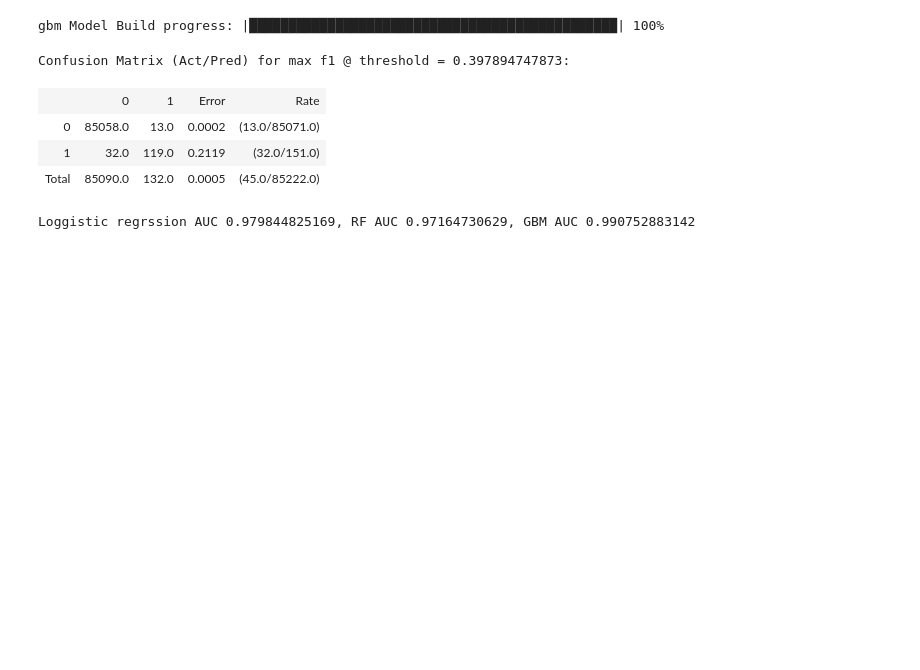
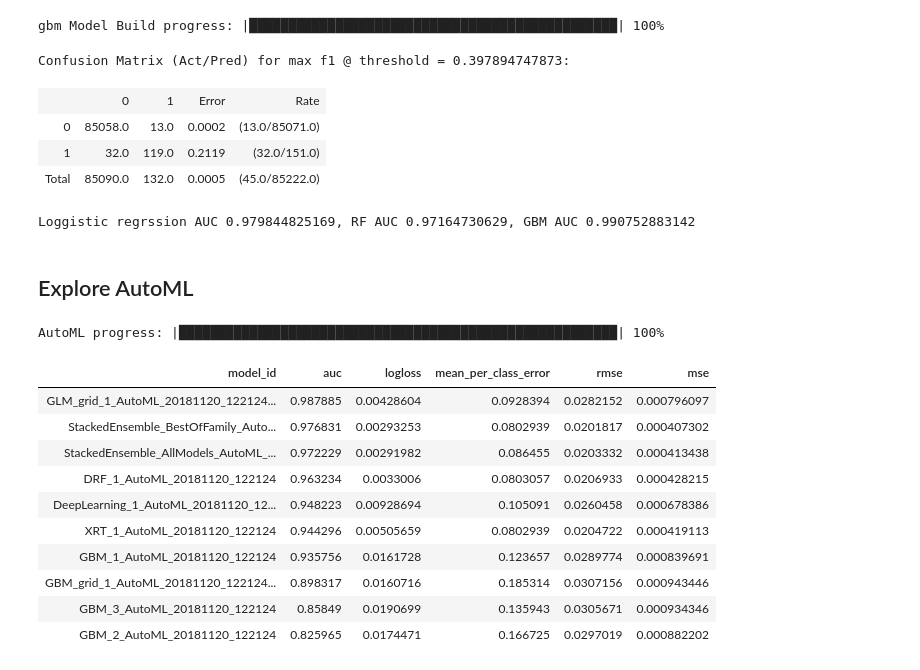
Before and after one commit to TeodoraVrabcheva/Credit_Card_Fraud_H2O, a Jupyter notebook: CC_Fraud.ipynb, the cells around one changed output. Cells and saved outputs as stored; diff of their text form; code cells hidden in the pictures; blank space fills up the shorter version.

```diff
--- a/CC_Fraud.ipynb
+++ b/CC_Fraud.ipynb
@@ -153,3 +154,6 @@ Out of all three models the GBM has the highest AUC. Looking at the confusion ma
 # %%
 # start up a local 1-node H2O cloud
 h2o.init()
+# %%
+# from pandas to h2o
+cc_fraud_h2o = h2o.H2OFrame(cc_fraud)
@@ -156,6 +162,5 @@ h2o.init()
 # %%
-# import in h2o frame and split data to test, train and validate
-cc_fraud_h2o = h2o.import_file(os.path.realpath("creditcard.csv"))
+# split to test and train
 cc_fraud_h2o["Class"] = cc_fraud_h2o["Class"].asfactor()
 train, valid = cc_fraud_h2o.split_frame([0.7], seed=1234)
 IV = cc_fraud_h2o.col_names[:-1]
@@ -280,3 +283,30 @@ Confusion Matrix (Act/Pred) for max f1 @ threshold = 0.397894747873:
 print 'Loggistic regrssion AUC {}, RF AUC {}, GBM AUC {}'. format(glm_binom.auc(), rf_mod.auc(), gbm.auc())
 # %% [output]
 Loggistic regrssion AUC 0.979844825169, RF AUC 0.97164730629, GBM AUC 0.990752883142
+# %% [markdown]
+## Explore AutoML
+# %%
+# in AutML is good to provide a test data to be used for leadboard scoring
+train_2, valid_2, test_2 = cc_fraud_h2o.split_frame([0.7, 0.15], seed=1234)
+# NB slow on local
+# run 5 models with default params
+aml = H2OAutoML(
+    max_models = 10,
+    seed = 1234)
+aml.train(IV, DV, training_frame=train_2, validation_frame=valid_2, leaderboard_frame = test_2)
+# %% [output]
+AutoML progress: |████████████████████████████████████████████████████████| 100%
+# %%
+aml.leaderboard
+# %% [output]
+| model_id | auc | logloss | mean_per_class_error | rmse | mse |
+| GLM_grid_1_AutoML_20181120_122124... | 0.987885 | 0.00428604 | 0.0928394 | 0.0282152 | 0.000796097 |
+| StackedEnsemble_BestOfFamily_Auto... | 0.976831 | 0.00293253 | 0.0802939 | 0.0201817 | 0.000407302 |
+| StackedEnsemble_AllModels_AutoML_... | 0.972229 | 0.00291982 | 0.086455 | 0.0203332 | 0.000413438 |
+| DRF_1_AutoML_20181120_122124 | 0.963234 | 0.0033006 | 0.0803057 | 0.0206933 | 0.000428215 |
+| DeepLearning_1_AutoML_20181120_12... | 0.948223 | 0.00928694 | 0.105091 | 0.0260458 | 0.000678386 |
+| XRT_1_AutoML_20181120_122124 | 0.944296 | 0.00505659 | 0.0802939 | 0.0204722 | 0.000419113 |
+| GBM_1_AutoML_20181120_122124 | 0.935756 | 0.0161728 | 0.123657 | 0.0289774 | 0.000839691 |
+| GBM_grid_1_AutoML_20181120_122124... | 0.898317 | 0.0160716 | 0.185314 | 0.0307156 | 0.000943446 |
+| GBM_3_AutoML_20181120_122124 | 0.85849 | 0.0190699 | 0.135943 | 0.0305671 | 0.000934346 |
+| GBM_2_AutoML_20181120_122124 | 0.825965 | 0.0174471 | 0.166725 | 0.0297019 | 0.000882202 |
```
Also changed, not shown: parts of 3 cells of this notebook.
